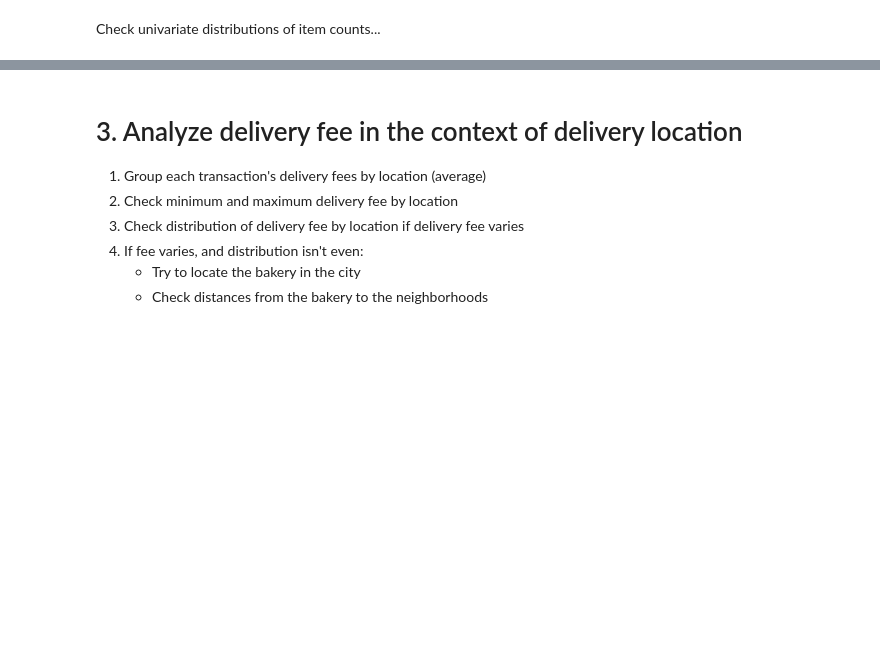
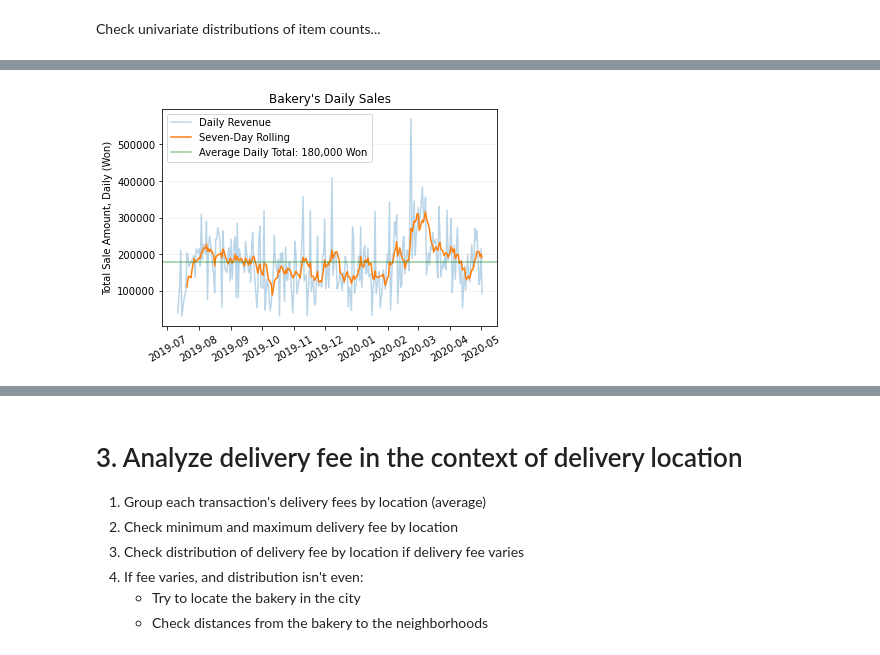
Before and after one commit to JacobPaxton/bakery-sales, a Jupyter notebook: explore.ipynb, the cells around one changed output, grey strips where cells are left out. Drawn from its saved outputs; the diff is of its cells as text; code cells hidden in the pictures; blank space fills up the shorter version.

```diff
--- a/explore.ipynb
+++ b/explore.ipynb
@@ -98 +101,15 @@ Everything looks good, let's complete our objectives!
+# %%
+# 1. Check moving averages to see periods of increased or decreased sales
+# plot daily sales (sum transaction totals)
+plt.plot(non_rev_daily_sales[['total']], alpha=.3) # daily sales
+plt.plot(non_rev_daily_sales[['total']].rolling(7).mean()) # overlay 7-day rolling average
+plt.axhline(non_rev_daily_sales['total'].mean(), alpha=.4, c='green') # average daily total
+plt.title("Bakery's Daily Sales")
+plt.ylabel('Total Sale Amount, Daily (Won)')
+plt.legend(['Daily Revenue', 'Seven-Day Rolling', 'Average Daily Total: 180,000 Won'])
+plt.xticks(rotation=30)
+plt.grid(axis='y', alpha=.2)
+plt.show()
+# %% [output]
+[figure, added]
 # %%
```
Also changed, not shown: parts of 10 cells of this notebook.
